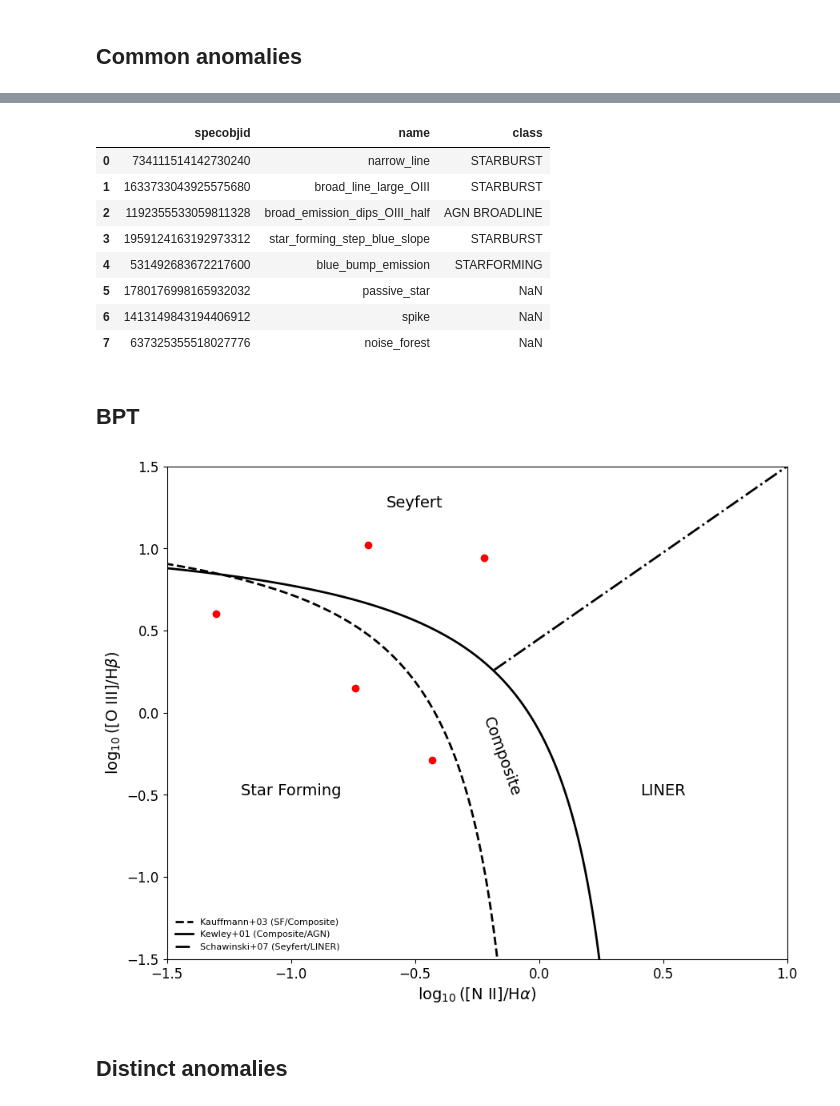
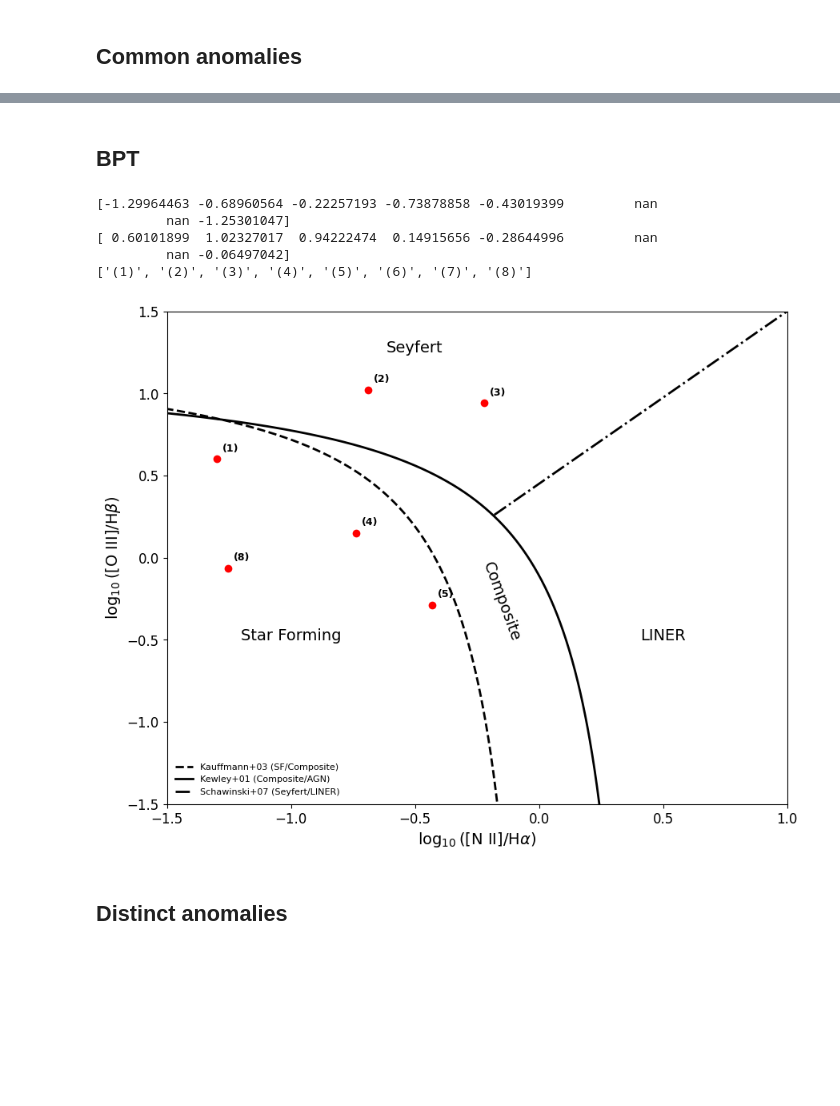
Before and after one commit to ed-ortizm/anomaly, a Jupyter notebook: thesis/02_bpt_diagram.ipynb, the cells around one changed output, grey strips where cells are left out. Drawn from its saved outputs; the diff is of its cells as text; code cells hidden in the pictures; blank space fills up the shorter version.

```diff
--- a/thesis/02_bpt_diagram.ipynb
+++ b/thesis/02_bpt_diagram.ipynb
@@ -244,3 +298,7 @@ overview_common_dict = {
     "spike": 1413149843194406912,
     "noise_forest": 637325355518027776,
 }
+res_ratios_common_df = get_overview_ratios_df(
+    overview_common_dict, meta_with_ratios_df, cols_ratios
+)
+res_ratios_common_df
@@ -301,46 +315,25 @@ common_anomalies_ratios_df
-# %%
-class_common_anomalies_dict = {
-    "specobjid": [],
-    "name": [],
-    "class": [],
-}
-
-for title, specid in overview_common_dict.items():
-
-    class_common_anomalies_dict["name"].append(title)
-    class_common_anomalies_dict["specobjid"].append(specid)
-    try:
-        class_ = final_meta_df.loc[specid, "subClass"]
-        class_common_anomalies_dict["class"].append(class_)
-    except KeyError:
-        class_common_anomalies_dict["class"].append(np.nan)
-
-class_common_anomalies_df = pd.DataFrame(class_common_anomalies_dict)
-class_common_anomalies_df.to_clipboard()
-class_common_anomalies_df
-# %% [output]
-|  | specobjid | name | class |
-| 0 | 734111514142730240 | narrow_line | STARBURST |
-| 1 | 1633733043925575680 | broad_line_large_OIII | STARBURST |
-| 2 | 1192355533059811328 | broad_emission_dips_OIII_half | AGN BROADLINE |
-| 3 | 1959124163192973312 | star_forming_step_blue_slope | STARBURST |
-| 4 | 531492683672217600 | blue_bump_emission | STARFORMING |
-| 5 | 1780176998165932032 | passive_star | NaN |
-| 6 | 1413149843194406912 | spike | NaN |
-| 7 | 637325355518027776 | noise_forest | NaN |
 # %% [markdown]
 ## BPT
-# %%
-fig, ax = plt.subplots(figsize=(10, 8))
-
-n2_ha = [0.050, 0.204, 0.599, 0.182, 0.371]
-o3_hb = [3.990, 10.550, 8.754, 1.410, 0.517]
-log_n2_ha = np.log10(n2_ha)
-log_o3_hb = np.log10(o3_hb)
-
-fig, ax = plot_bpt(log_n2_ha, log_o3_hb, fig, ax)
-# %% [output]
-[figure, removed]
+# %%
+n2_ha = res_ratios_common_df["nii_to_halpha"].values
+o3_hb = res_ratios_common_df["oiii_to_hbeta"].values
+# labels = res_ratios_common_df["name"].values
+labels = [f"({i})" for i in range(1, 9)]
+log_n2_ha = np.log10(n2_ha)
+log_o3_hb = np.log10(o3_hb)
+print(log_n2_ha)
+print(log_o3_hb)
+print(labels)
+
+fig, ax = plt.subplots(figsize=(10, 8))
+fig, ax = plot_bpt(log_n2_ha, log_o3_hb, labels, fig, ax)
+# %% [output]
+[-1.29964463 -0.68960564 -0.22257193 -0.73878858 -0.43019399         nan
+         nan -1.25301047]
+[ 0.60101899  1.02327017  0.94222474  0.14915656 -0.28644996         nan
+         nan -0.06497042]
+['(1)', '(2)', '(3)', '(4)', '(5)', '(6)', '(7)', '(8)']
+[figure, added]
 # %% [markdown]
 ## Distinct anomalies
 # %%
```
Also changed, not shown: parts of 18 cells of this notebook.
